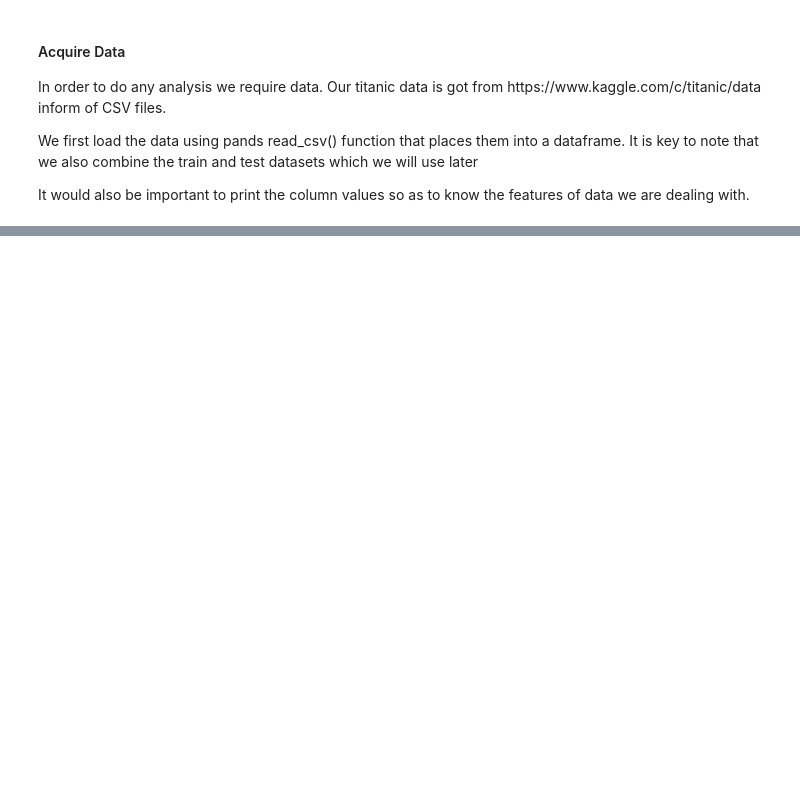
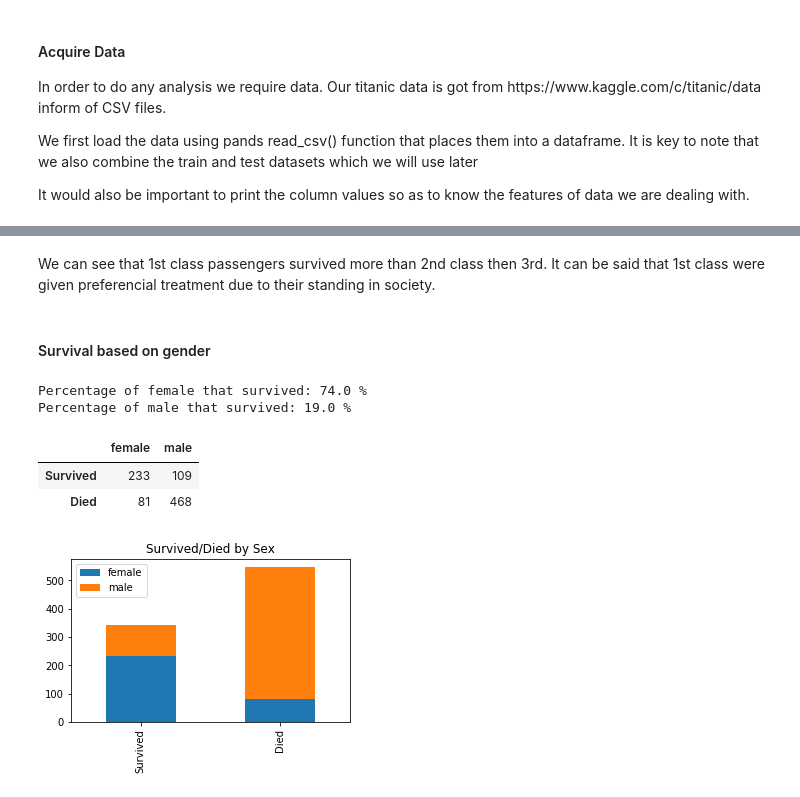
Before and after one commit to muokicaleb/Titanic, a Jupyter notebook: Titanic.ipynb, the cells around one changed output, grey strips where cells are left out. Saved outputs shown, nothing was run; the diff lists cells and outputs as text; code cells hidden in the pictures; blank space fills up the shorter version.

Commit message:
Not yet done compared survival vs class, gender and Embarked

```diff
--- a/Titanic.ipynb
+++ b/Titanic.ipynb
@@ -141,0 +80,24 @@ grid.add_legend();
+# %% [markdown]
+<p>We can see that 1st class passengers survived more than 2nd class then 3rd. It can be said that 1st class were given preferencial treatment due to their standing in society. </p>
+# %% [markdown]
+<h4>Survival based on gender</h4>
+# %%
+survived = dataset[dataset.Survived == 1]['Sex'].value_counts()
+died = dataset[dataset.Survived == 0]['Sex'].value_counts()
+df_sex = pd.DataFrame([survived, died])
+df_sex.index = ['Survived', 'Died']
+df_sex.plot(kind='bar',stacked=True, figsize=(5,3), title="Survived/Died by Sex")
+
+female_survived= df_sex.female[0]/df_sex.female.sum()*100
+male_survived = df_sex.male[0]/df_sex.male.sum()*100
+print("Percentage of female that survived:" ,round(female_survived), "%")
+print("Percentage of male that survived:" ,round(male_survived), "%")
+
+display(df_sex)
+# %% [output]
+Percentage of female that survived: 74.0 %
+Percentage of male that survived: 19.0 %
+|  | female | male |
+| Survived | 233 | 109 |
+| Died | 81 | 468 |
+[figure, added]
```
Also changed, not shown: parts of 24 cells of this notebook.
